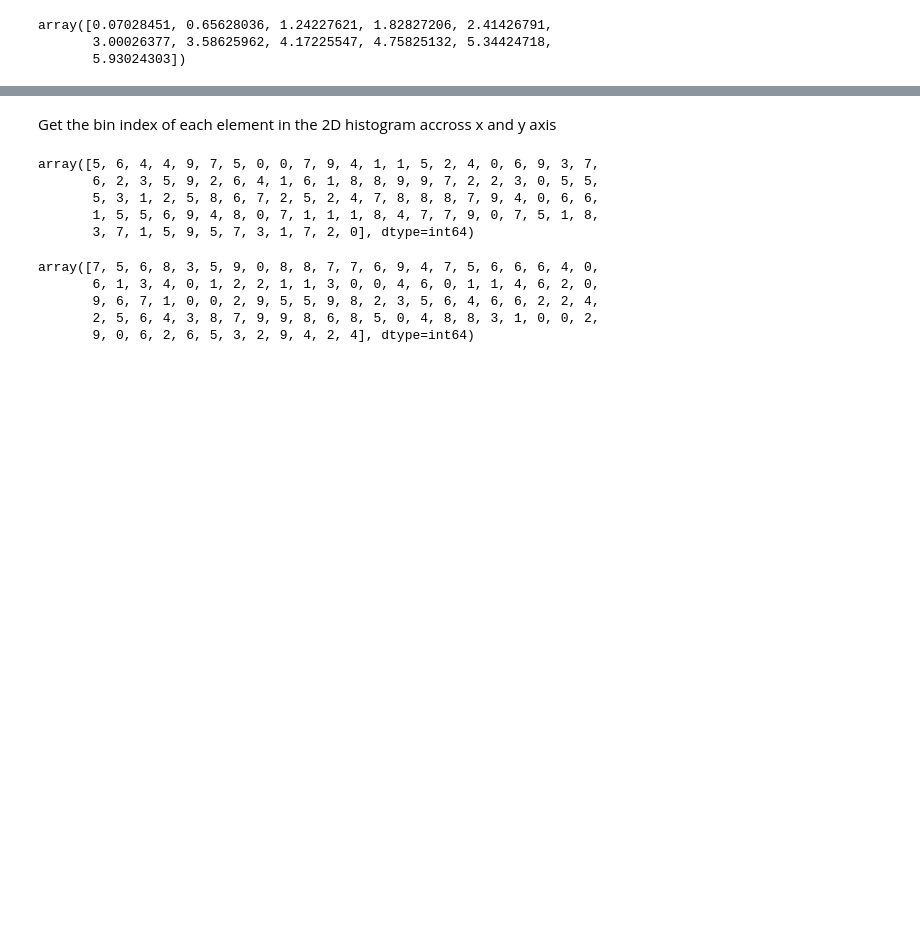
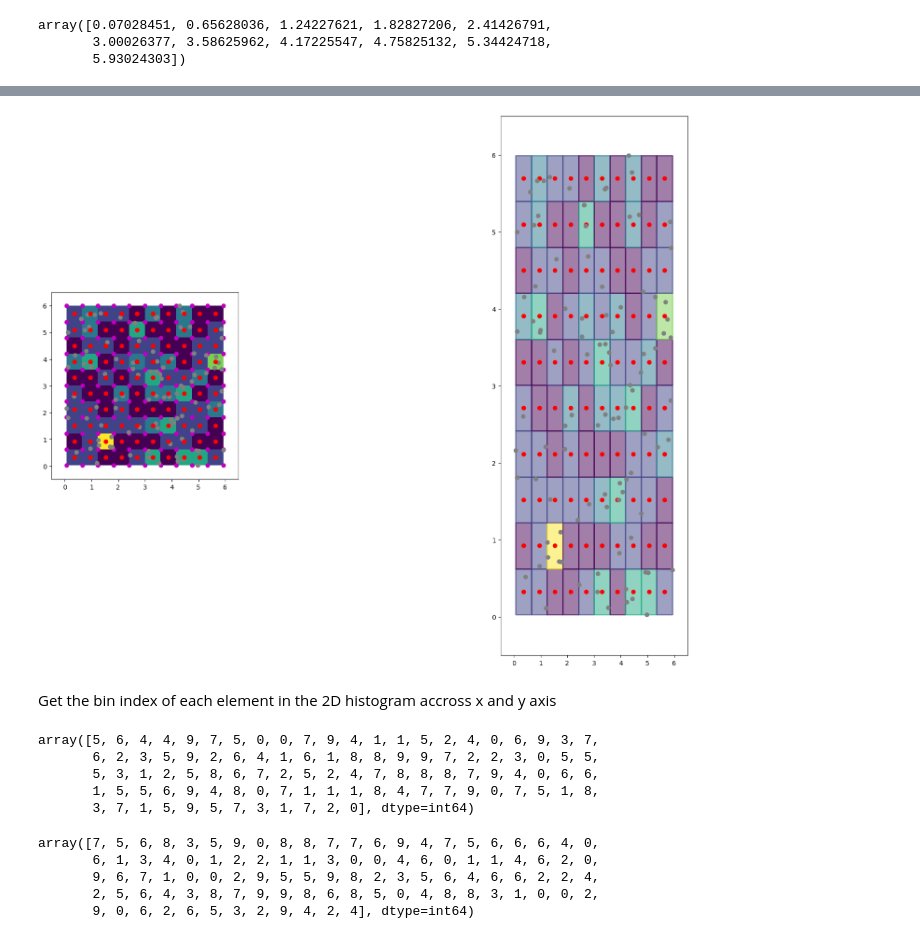
Before and after one commit to BiAPoL/biaplotter, a Jupyter notebook: docs/examples/features_histogram.ipynb, the cells around one changed output, grey strips where cells are left out. Cells and saved outputs as stored; diff of their text form; code cells hidden in the pictures; blank space fills up the shorter version.

```diff
--- a/docs/examples/features_histogram.ipynb
+++ b/docs/examples/features_histogram.ipynb
@@ -65,6 +67,8 @@ array([3.29288102, 3.61658026, 2.5419288 , 2.62552327, 5.78197656,
 Make 2D histogram with numpy or matplotlib
 # %%
 histogram, x_edges, y_edges= np.histogram2d(x, y, bins=10)
+# %%
+X, Y = np.meshgrid(x_edges, y_edges)
 # %%
 mpl_hist, _, _, _ = plt.hist2d(x, y, bins=10)
 # %% [output]
@@ -81,0 +94,86 @@ len(x_edges)
+# %%
+def _annotate(ax, x, y, title="", color='m'):
+    # this all gets repeated below:
+    X, Y = np.meshgrid(x, y)
+    ax.plot(X.flat, Y.flat, 'o', color=color)
+    ax.set_xlim(-0.5, 6.5)
+    ax.set_ylim(-0.5, 6.5)
+    ax.set_title(title)
+
+fig = plt.figure(figsize=(30, 15))
+ax = fig.add_subplot(151, title='imshow: square bins')
+plt.imshow(histogram.T, interpolation='nearest', origin='lower',
+        extent=[x_edges[0], x_edges[-1], y_edges[0], y_edges[-1]])
+_annotate(ax, x_edges, y_edges)
+ax.plot(x, y, 'o', color='gray')
+# ax.set_xlim([-0.7, 5.2])
+
+# ax = fig.add_subplot(152, title='pcolormesh: actual edges (optionally wioth interpolation/shading)',
+#         aspect='equal')
+# X, Y = np.meshgrid(x_edges, y_edges)
+xcenters = (x_edges[:-1] + x_edges[1:]) / 2
+ycenters = (y_edges[:-1] + y_edges[1:]) / 2
+# print(X.shape, Y.shape, histogram.T.shape, xcenters.shape)
+# ax.pcolormesh(xcenters, ycenters, histogram.T, shading='nearest', alpha=0.5)
+_annotate(ax, xcenters, ycenters, color='r')
+# ax.plot(x, y, 'o', color='gray')
+# ax.set_xlim(x_edges[[0, -1]])
+# ax.set_ylim(y_edges[[0, -1]])
+
+
+# fig = plt.figure(figsize=(30, 15))
+ax = fig.add_subplot(153, title='imshow: square bins')
+# plt.imshow(histogram.T, interpolation='nearest', origin='lower',
+#         extent=[x_edges[0], x_edges[-1], y_edges[0], y_edges[-1]])
+# _annotate(ax, x_edges, y_edges)
+# ax.plot(x, y, 'o', color='gray')
+
+xcenters = (x_edges[:-1] + x_edges[1:]) / 2
+ycenters = (y_edges[:-1] + y_edges[1:]) / 2
+qm1 = ax.pcolormesh(xcenters, ycenters, histogram.T, shading='nearest', alpha=0.5, visible=True, cmap=plt.cm.viridis)
+
+# Retrieve face colors
+facecolors = qm1.get_cmap()(np.ravel(histogram.T))
+print(facecolors.shape)
+# Set face colors to be fully transparent
+qm1.set_facecolor('none')  # Fully transparent white
+
+# # Set edge colors to the original face colors
+qm1.set_facecolor(facecolors)
+qm1.set_edgecolor('face')
+print(qm1.get_edgecolor().shape)
+
+#retrieve rgba values of the quadmesh object
+rgbas = qm1.to_rgba(qm1.get_array().reshape(histogram.shape))
+# ax.imshow(rgbas, alpha=0.5, extent=[x_edges[0], x_edges[-1], y_edges[0], y_edges[-1]],interpolation='nearest', origin='lower',)
+_annotate(ax, xcenters, ycenters, color='r')
+ax.plot(x, y, 'o', color='gray')
+
+
+from matplotlib.image import NonUniformImage, PcolorImage
+# ax = fig.add_subplot(153, title='NonUniformImage: interpolated',
+#         aspect='equal')
+# im = NonUniformImage(ax, interpolation='bilinear', extent=(x_edges[0], x_edges[-1], y_edges[0], y_edges[-1]))
+# xcenters = (x_edges[:-1] + x_edges[1:]) / 2
+# ycenters = (y_edges[:-1] + y_edges[1:]) / 2
+# im.set_data(xcenters, ycenters, histogram.T)
+# ax.add_image(im)
+# ax.set_xlim(x_edges[[0, -1]])
+# ax.set_ylim(y_edges[[0, -1]])
+
+# ax = fig.add_subplot(154, title='PcolorImage: interpolated, interpolation not working',
+#         aspect='equal')
+# im2 = PcolorImage(ax, interpolation='bilinear', interpolation_stage='data', cmap=plt.cm.jet)
+# # xcenters = (x_edges[:-1] + x_edges[1:]) / 2
+# # ycenters = (y_edges[:-1] + y_edges[1:]) / 2
+# im2.set_data(x_edges, y_edges, histogram.T)
+# ax.set_xlim(x_edges[[0, -1]])
+# ax.set_ylim(y_edges[[0, -1]])
+# # im.set_cmap(plt.cm.magma)
+# ax.add_image(im2)
+
+# ax = fig.add_subplot(155, title='pcolorfast', aspect='equal')
+# c = ax.pcolorfast(X, Y, histogram.T, cmap=plt.cm.jet)
+
+plt.show()
+# %% [output]
@@ -82,3 +182,4 @@ len(x_edges)
+[figure, added]
 # %% [markdown]
 Get the bin index of each element in the 2D histogram accross x and y axis
 # %%
```
Also changed, not shown: parts of 11 cells of this notebook.
